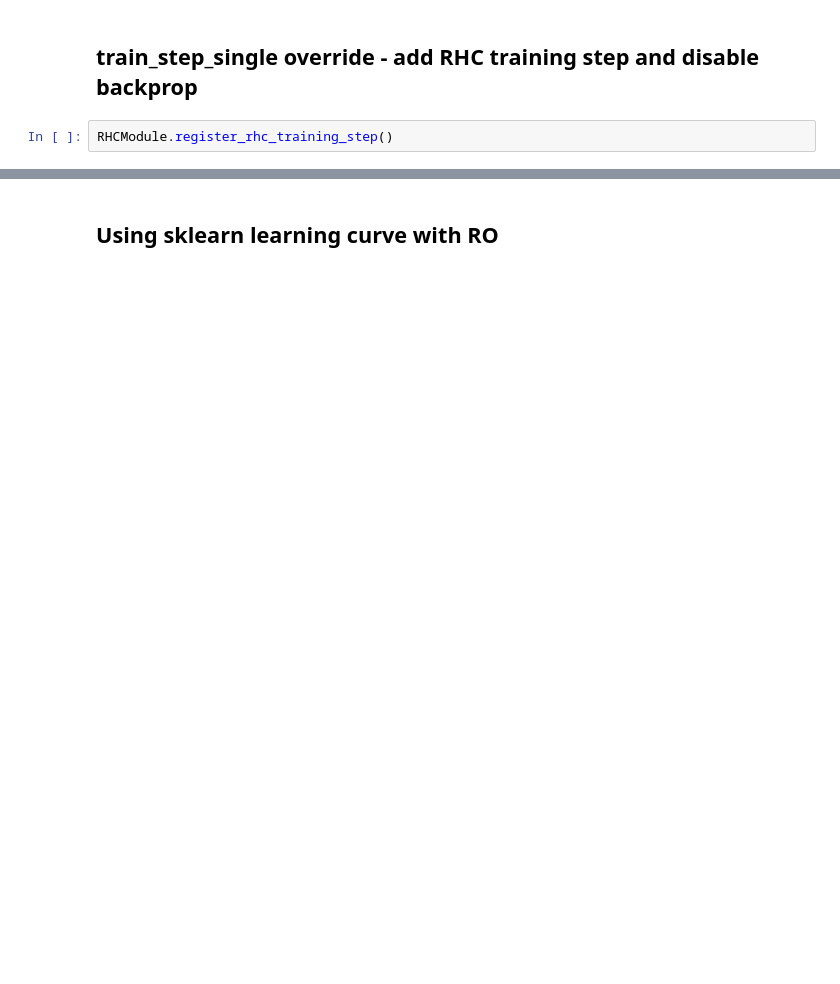
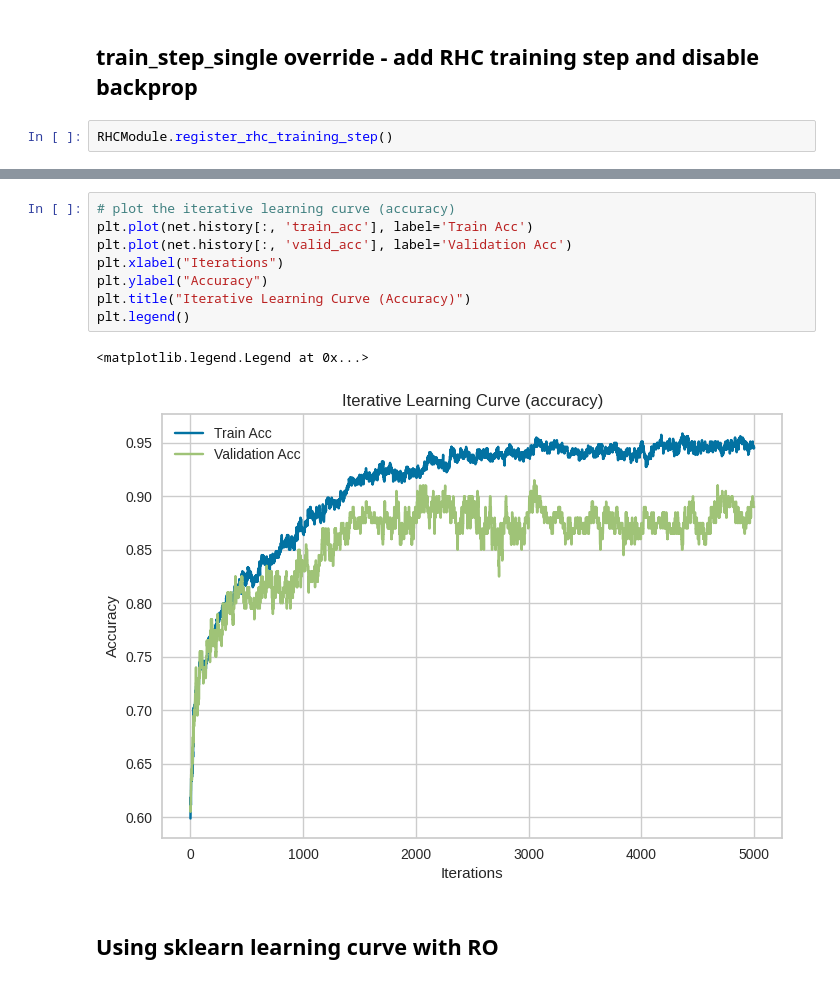
Before and after one commit to jlm429/pyperch, a Jupyter notebook: notebooks/rhc_opt_network.ipynb, the cells around one changed output, grey strips where cells are left out. Drawn from its saved outputs; the diff is of its cells as text; blank space fills up the shorter version.

```diff
--- a/notebooks/rhc_opt_network.ipynb
+++ b/notebooks/rhc_opt_network.ipynb
@@ -64,3 +82,14 @@ net.fit(X, y)
+# %%
+# plot the iterative learning curve (accuracy)
+plt.plot(net.history[:, 'train_acc'], label='Train Acc')
+plt.plot(net.history[:, 'valid_acc'], label='Validation Acc')
+plt.xlabel("Iterations")
+plt.ylabel("Accuracy")
+plt.title("Iterative Learning Curve (Accuracy)")
+plt.legend()
+# %% [output]
+<matplotlib.legend.Legend at 0x...>
+[figure, added]
 # %% [markdown]
 ## Using sklearn learning curve with RO
 # %%
```
Also changed, not shown: parts of 7 cells of this notebook.
